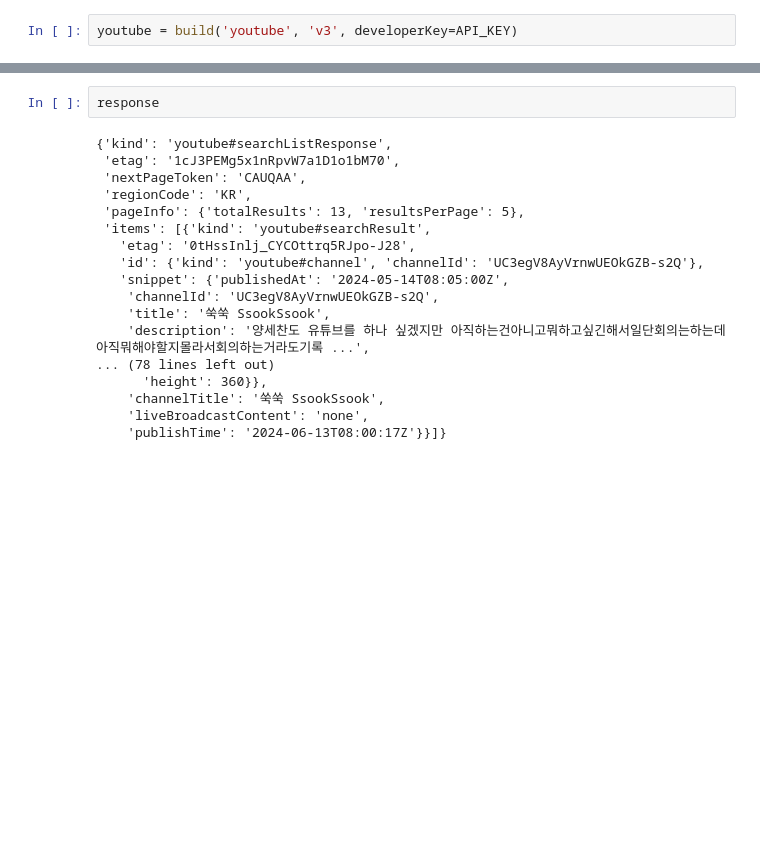
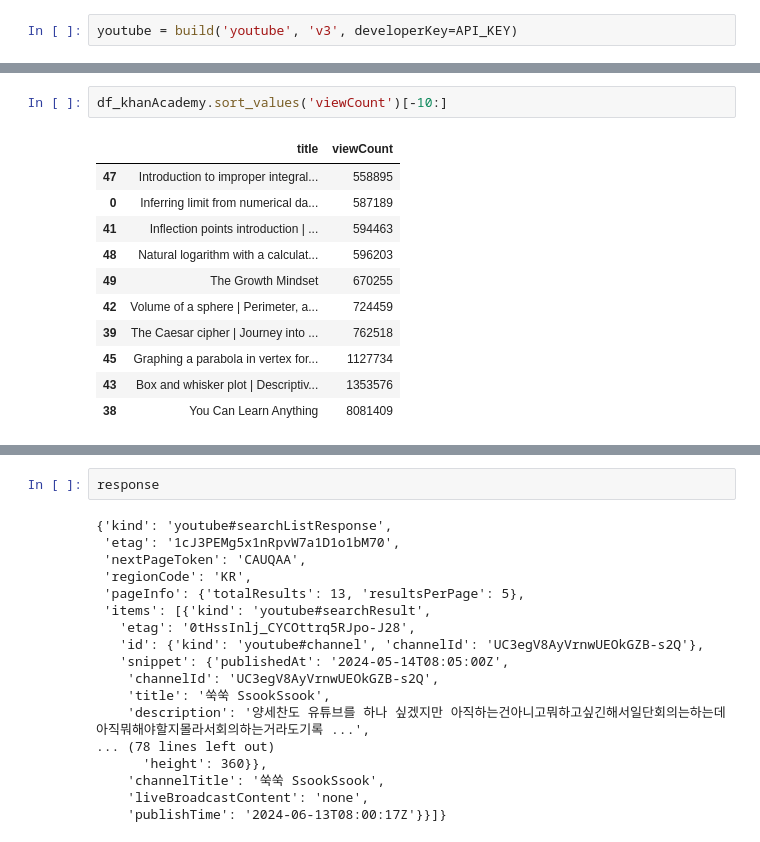
Before and after one commit to Song-Juntae/data_analysis, a Jupyter notebook: 유튜브정보/유튜브api.ipynb, the cells around one changed output, grey strips where cells are left out. Drawn from its saved outputs; the diff is of its cells as text; blank space fills up the shorter version.

```diff
--- a/유튜브정보/유튜브api.ipynb
+++ b/유튜브정보/유튜브api.ipynb
@@ -36,0 +170,14 @@ response
+# %%
+df_khanAcademy.sort_values('viewCount')[-10:]
+# %% [output]
+|  | title | viewCount |
+| 47 | Introduction to improper integral... | 558895 |
+| 0 | Inferring limit from numerical da... | 587189 |
+| 41 | Inflection points introduction | ... | 594463 |
+| 48 | Natural logarithm with a calculat... | 596203 |
+| 49 | The Growth Mindset | 670255 |
+| 42 | Volume of a sphere | Perimeter, a... | 724459 |
+| 39 | The Caesar cipher | Journey into ... | 762518 |
+| 45 | Graphing a parabola in vertex for... | 1127734 |
+| 43 | Box and whisker plot | Descriptiv... | 1353576 |
+| 38 | You Can Learn Anything | 8081409 |
```
Also changed, not shown: parts of 17 cells of this notebook, 2 other files.
